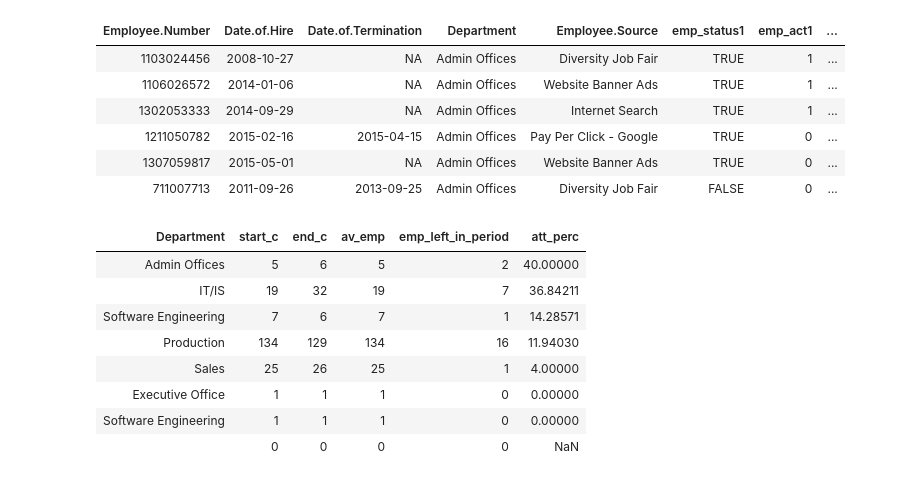
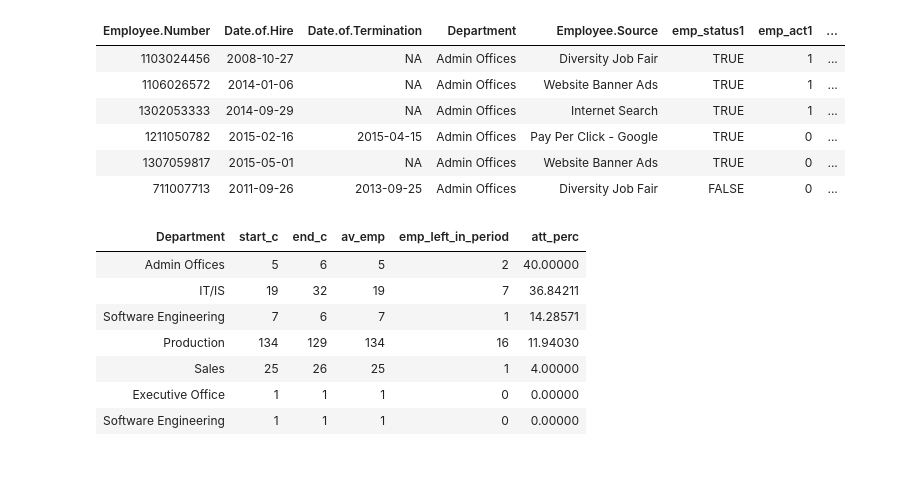
Before and after one commit to jyoti05iitd/projects-instructor-application-r, a Jupyter notebook: audition.ipynb, the cells around one changed output. Drawn from its saved outputs; the diff is of its cells as text; code cells hidden in the pictures.

```diff
--- a/audition.ipynb
+++ b/audition.ipynb
@@ -146,27 +138,26 @@ head(emp_data_status)
 # %%
 # Calculating attrition by Department
 emp_data_Department <- emp_data_status %>%
      group_by(Department) %>%
                 summarise(start_c = sum(emp_act1, na.rm = TRUE),
                           end_c = sum(emp_act2, na.rm = TRUE),
                           av_emp = mean(sum(emp_act1, na.rm = TRUE), sum(emp_act2, na.rm = TRUE)),
                           emp_left_in_period = sum(emp_left, na.rm=TRUE),
                           att_perc = emp_left_in_period/av_emp*100) %>%
-
+                filter(av_emp >0) %>%
                 arrange(desc(att_perc))
 
 # observe the results
 emp_data_Department
 # %% [output]
 | Department | start_c | end_c | av_emp | emp_left_in_period | att_perc |
 | Admin Offices | 5 | 6 | 5 | 2 | 40.00000 |
 | IT/IS | 19 | 32 | 19 | 7 | 36.84211 |
 | Software Engineering | 7 | 6 | 7 | 1 | 14.28571 |
 | Production | 134 | 129 | 134 | 16 | 11.94030 |
 | Sales | 25 | 26 | 25 | 1 | 4.00000 |
 | Executive Office | 1 | 1 | 1 | 0 | 0.00000 |
 | Software Engineering | 1 | 1 | 1 | 0 | 0.00000 |
-|  | 0 | 0 | 0 | 0 | NaN |
 # %%
 # Plotting bar charts
 emp_data_Department <- emp_data_Department %>%
```
Also changed, not shown: parts of 12 cells of this notebook.
